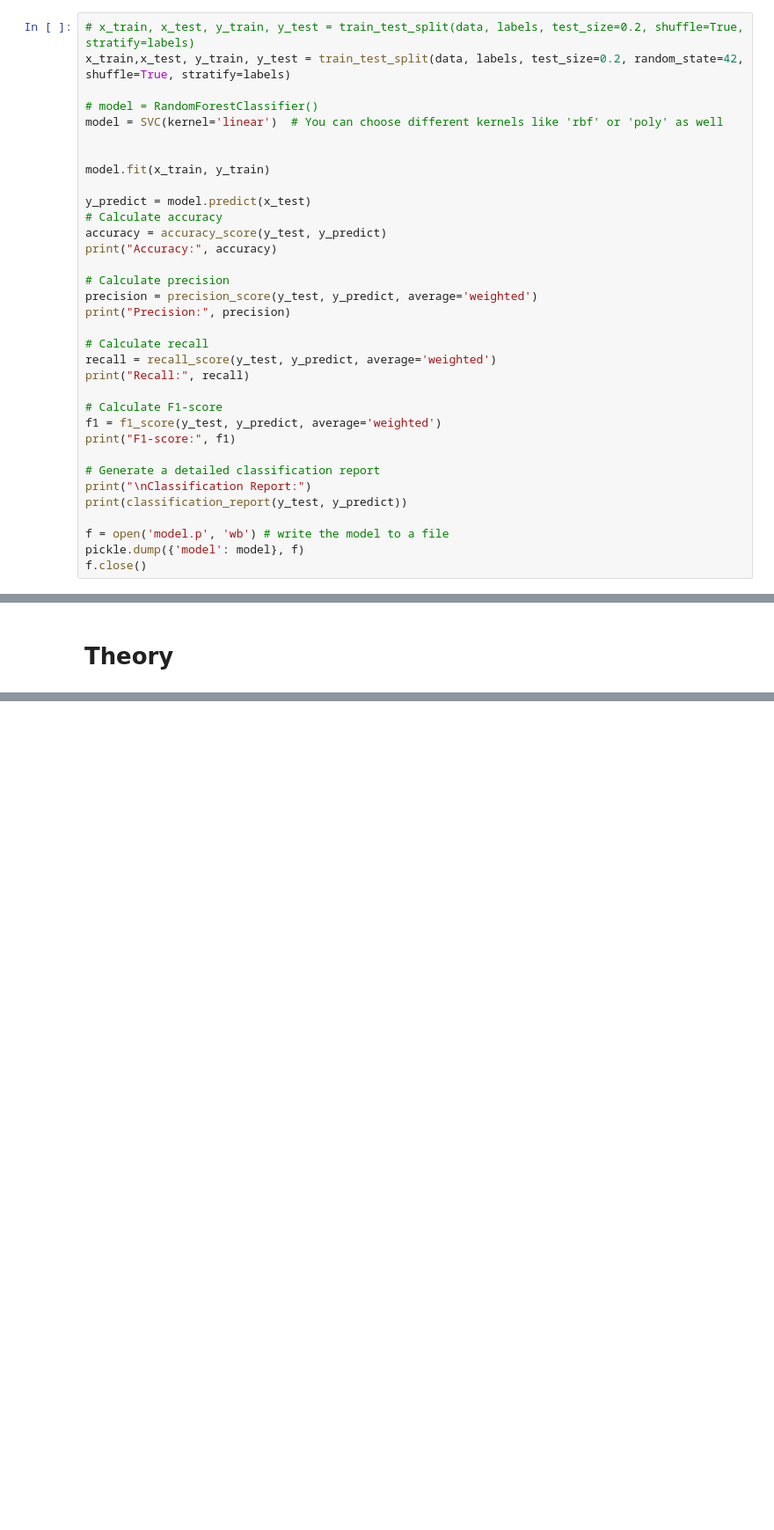
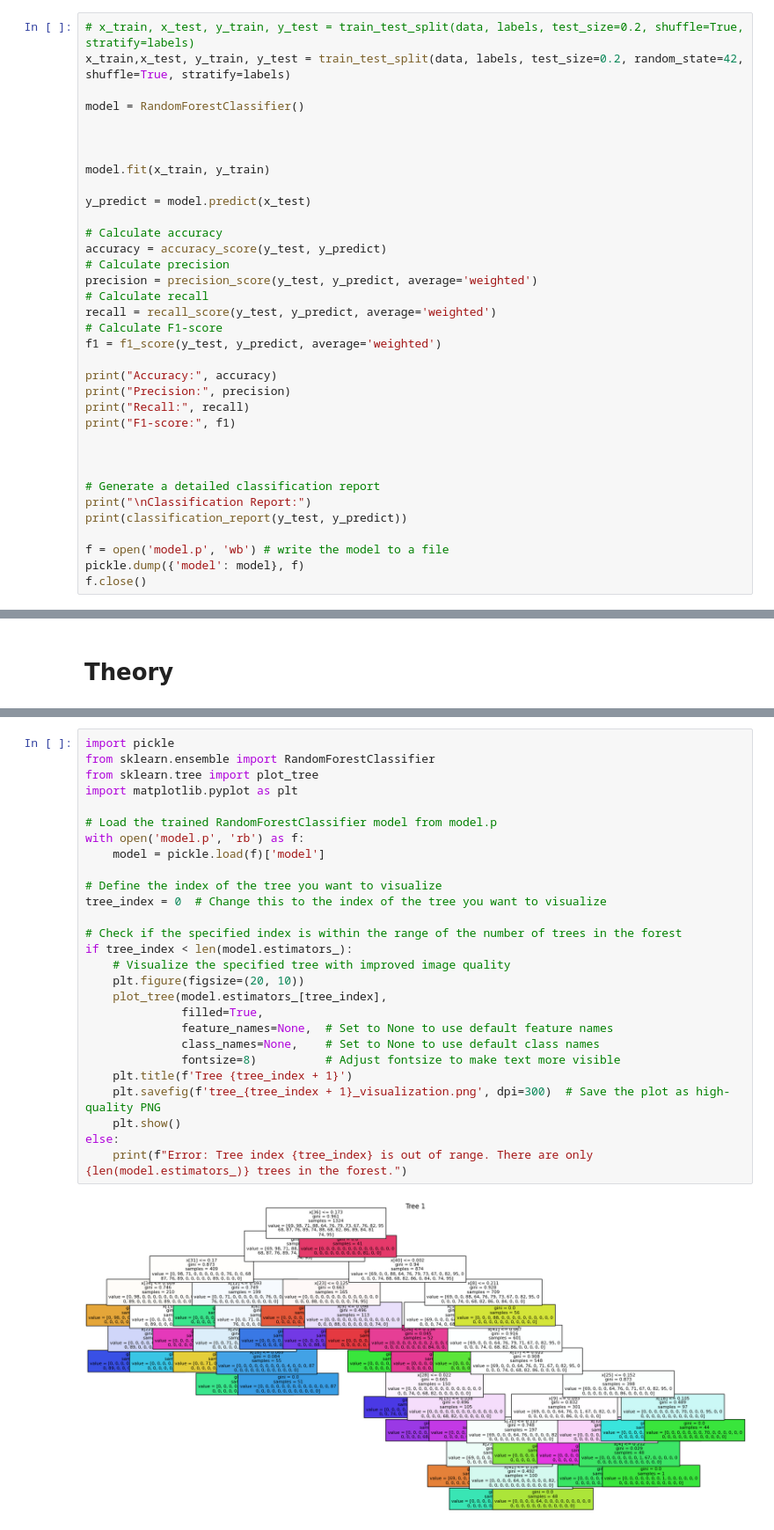
Before and after one commit to 44Samarth/Hand-Sign-full, a Jupyter notebook: train data.ipynb, the cells around one changed output, grey strips where cells are left out. Shown at 88% size. Saved outputs shown, nothing was run; the diff lists cells and outputs as text; blank space fills up the shorter version.

Commit message:
major update to train data.ipynb

```diff
--- a/train data.ipynb
+++ b/train data.ipynb
@@ -37,28 +36,29 @@ labels = np.asarray(data_dict['labels'])
 # x_train, x_test, y_train, y_test = train_test_split(data, labels, test_size=0.2, shuffle=True, stratify=labels)
 x_train,x_test, y_train, y_test = train_test_split(data, labels, test_size=0.2, random_state=42, shuffle=True, stratify=labels)
 
-# model = RandomForestClassifier()
-model = SVC(kernel='linear')  # You can choose different kernels like 'rbf' or 'poly' as well
+model = RandomForestClassifier()
+
 
 
 model.fit(x_train, y_train)
 
 y_predict = model.predict(x_test)
+
 # Calculate accuracy
 accuracy = accuracy_score(y_test, y_predict)
-print("Accuracy:", accuracy)
-
 # Calculate precision
 precision = precision_score(y_test, y_predict, average='weighted')
-print("Precision:", precision)
-
 # Calculate recall
 recall = recall_score(y_test, y_predict, average='weighted')
-print("Recall:", recall)
-
 # Calculate F1-score
 f1 = f1_score(y_test, y_predict, average='weighted')
+
+print("Accuracy:", accuracy)
+print("Precision:", precision)
+print("Recall:", recall)
 print("F1-score:", f1)
+
+
 
 # Generate a detailed classification report
 print("\nClassification Report:")
@@ -103,0 +275,29 @@ weighted avg       1.00      1.00      1.00       520
+# %%
+import pickle
+from sklearn.ensemble import RandomForestClassifier
+from sklearn.tree import plot_tree
+import matplotlib.pyplot as plt
+
+# Load the trained RandomForestClassifier model from model.p
+with open('model.p', 'rb') as f:
+    model = pickle.load(f)['model']
+
+# Define the index of the tree you want to visualize
+tree_index = 0  # Change this to the index of the tree you want to visualize
+
+# Check if the specified index is within the range of the number of trees in the forest
+if tree_index < len(model.estimators_):
+    # Visualize the specified tree with improved image quality
+    plt.figure(figsize=(20, 10))
+    plot_tree(model.estimators_[tree_index],
+              filled=True,
+              feature_names=None,  # Set to None to use default feature names
+              class_names=None,    # Set to None to use default class names
+              fontsize=8)          # Adjust fontsize to make text more visible
+    plt.title(f'Tree {tree_index + 1}')
+    plt.savefig(f'tree_{tree_index + 1}_visualization.png', dpi=300)  # Save the plot as high-quality PNG
+    plt.show()
+else:
+    print(f"Error: Tree index {tree_index} is out of range. There are only {len(model.estimators_)} trees in the forest.")
+# %% [output]
+[figure, added]
```
Also changed, not shown: parts of 27 cells of this notebook, 6 other files.
